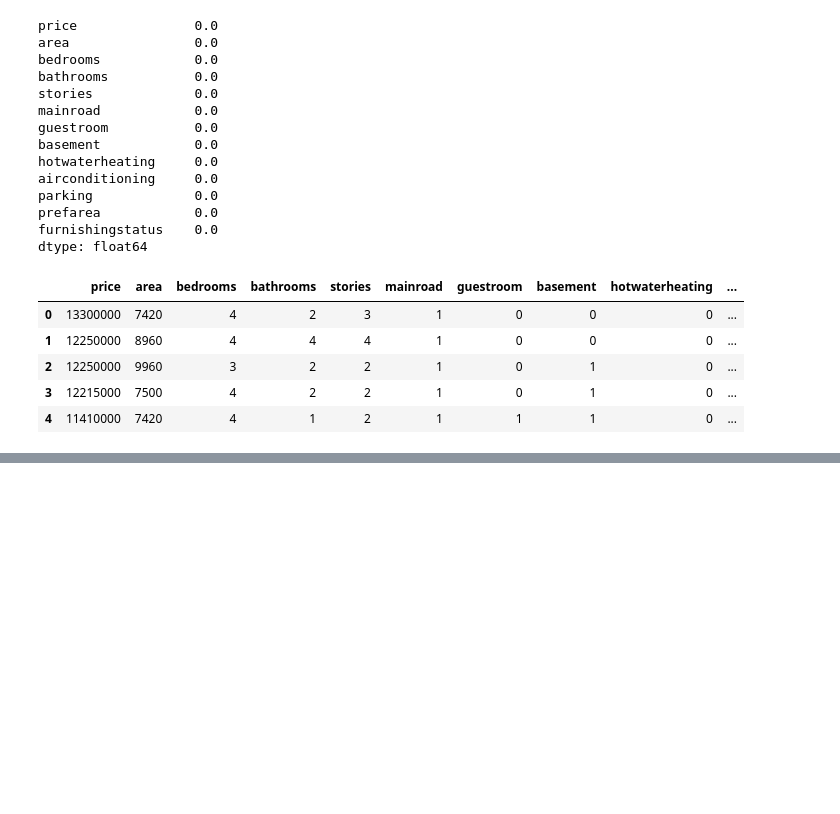
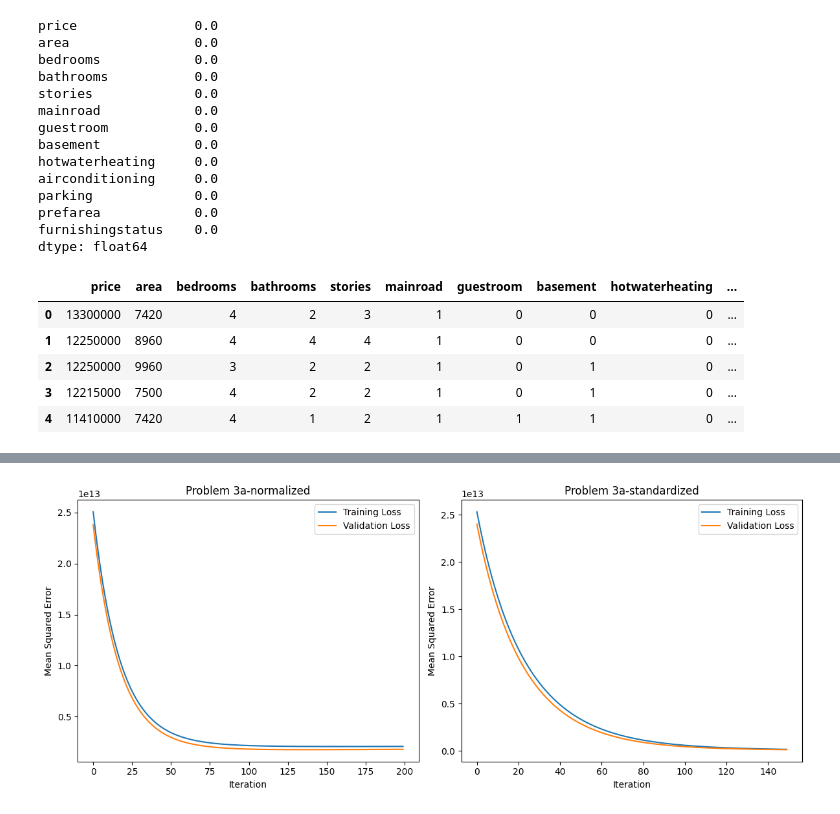
Before and after one commit to Salitre97/ECGR-4105-Intro-to-ML, a Jupyter notebook: Homework2/Homework_2.ipynb, the cells around one changed output, grey strips where cells are left out. Saved outputs shown, nothing was run; the diff lists cells and outputs as text; code cells hidden in the pictures; blank space fills up the shorter version.

```diff
--- a/Homework2/Homework_2.ipynb
+++ b/Homework2/Homework_2.ipynb
@@ -334,0 +359,80 @@ SyntaxError: ignored
+# %%
+# Problem 3a
+
+# Problem 3a - normalization
+# Apply scaler() to all the columns except the 'yes-no' and 'dummy' variables
+num_vars = ['area', 'bedrooms', 'bathrooms', 'stories', 'parking', 'price']
+
+X_train = df_train[num_vars].values
+X_val = df_test[num_vars].values
+
+# fit and transform the training data (normalization)
+X_train_norm_penalty = scaler_norm.fit_transform(X_train)
+X_val_norm_penalty = scaler_norm.fit_transform(X_val)
+
+learning_rate = 0.01
+penalty = 100
+n_iterations = 200
+m = len(X_train)
+
+theta_6 = np.zeros((X_train.shape[1] + 1, 1))
+
+# Train a simple linear regression model using gradient descent
+train_losses_3a_norm, val_losses_3a_norm, theta_6 = gradient_descent_penalty(X_train_norm_penalty, X_val_norm_penalty, y_train, y_val, learning_rate, n_iterations, m, theta_6, penalty)
+
+
+
+#----------------------------------------------------------------------------------------------------------
+#-------------------------------------------------------------------------------------------------------
+
+
+# Problem 3a - standardization
+
+num_vars1 = ['area', 'bedrooms', 'bathrooms', 'stories', 'parking', 'price']
+
+X_train = df_train[num_vars1].values
+X_val = df_test[num_vars1].values
+
+# fit and transform the training data (standardization)
+X_train_std = scaler_std.fit_transform(X_train)
+X_val_std = scaler_std.fit_transform(X_val)
+
+
+# output data does not need to be normalized or standardized
+y_train = df_train['price'].values.reshape(-1, 1)
+y_val = df_test['price'].values.reshape(-1, 1)
+
+# initial values
+learning_rate = 0.01
+n_iterations = 150
+m = len(X_train)
+theta_7 = np.zeros((X_train.shape[1] + 1, 1))
+penalty = 0.1
+
+# train model
+
+train_losses_3a_std, val_losses_3a_std, theta_7 = gradient_descent_penalty(X_train_std, X_val_std, y_train, y_val, learning_rate, n_iterations, m, theta_7, penalty)
+
+# plot
+fig, (ax1, ax2) = plt.subplots(1, 2, figsize=(12,5))
+
+# For problem 3a -normalized
+ax1.plot(train_losses_3a_norm, label="Training Loss")
+ax1.plot(val_losses_3a_norm, label="Validation Loss")
+ax1.set_xlabel("Iteration")
+ax1.set_ylabel("Mean Squared Error")
+ax1.legend()
+ax1.set_title("Problem 3a-normalized")
+
+# For problem 3a-standardized
+ax2.plot(train_losses_3a_std, label="Training Loss")
+ax2.plot(val_losses_3a_std, label="Validation Loss")
+ax2.set_xlabel("Iteration")
+ax2.set_ylabel("Mean Squared Error")
+ax2.legend()
+ax2.set_title("Problem 3a-standardized")
+
+plt.tight_layout()
+plt.show()
+# %% [output]
+[figure, added]
```
Also changed, not shown: parts of 20 cells of this notebook.
